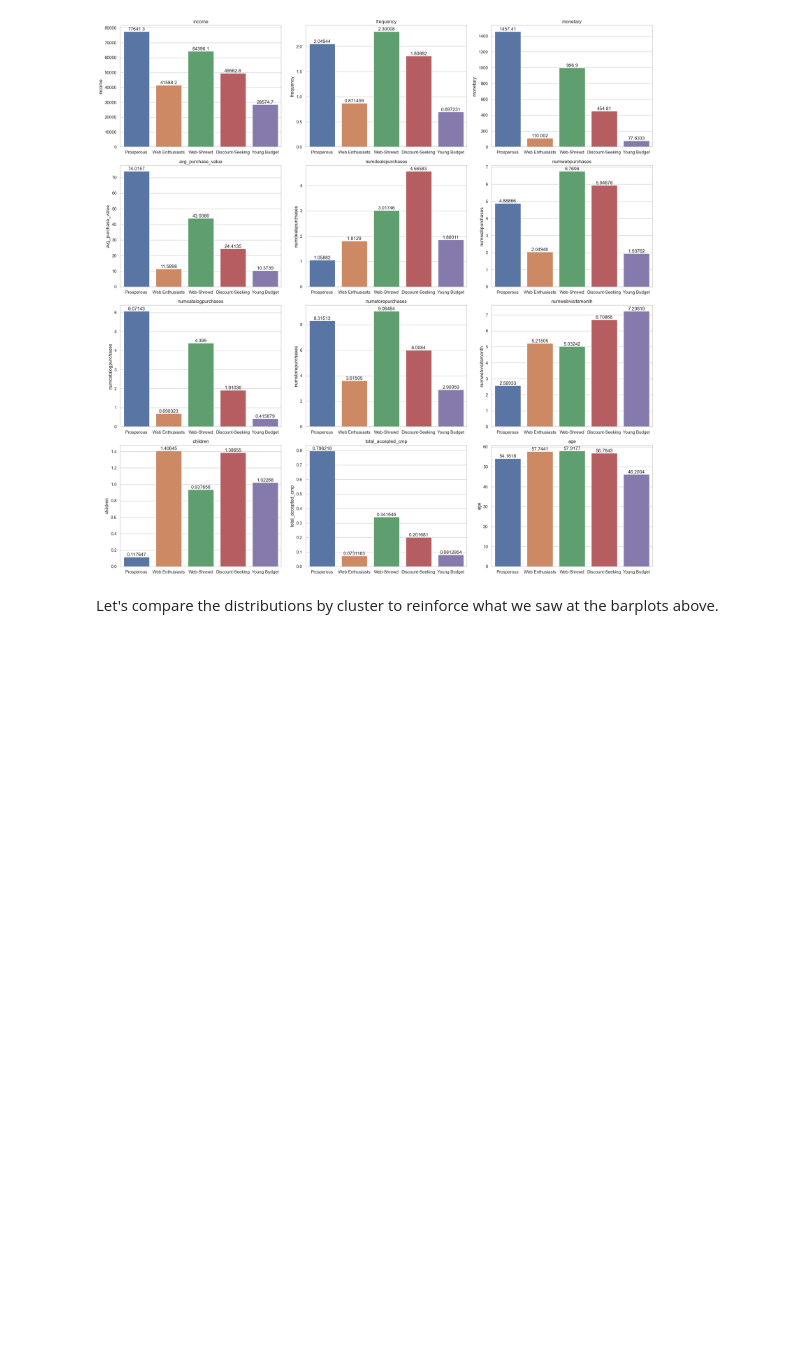
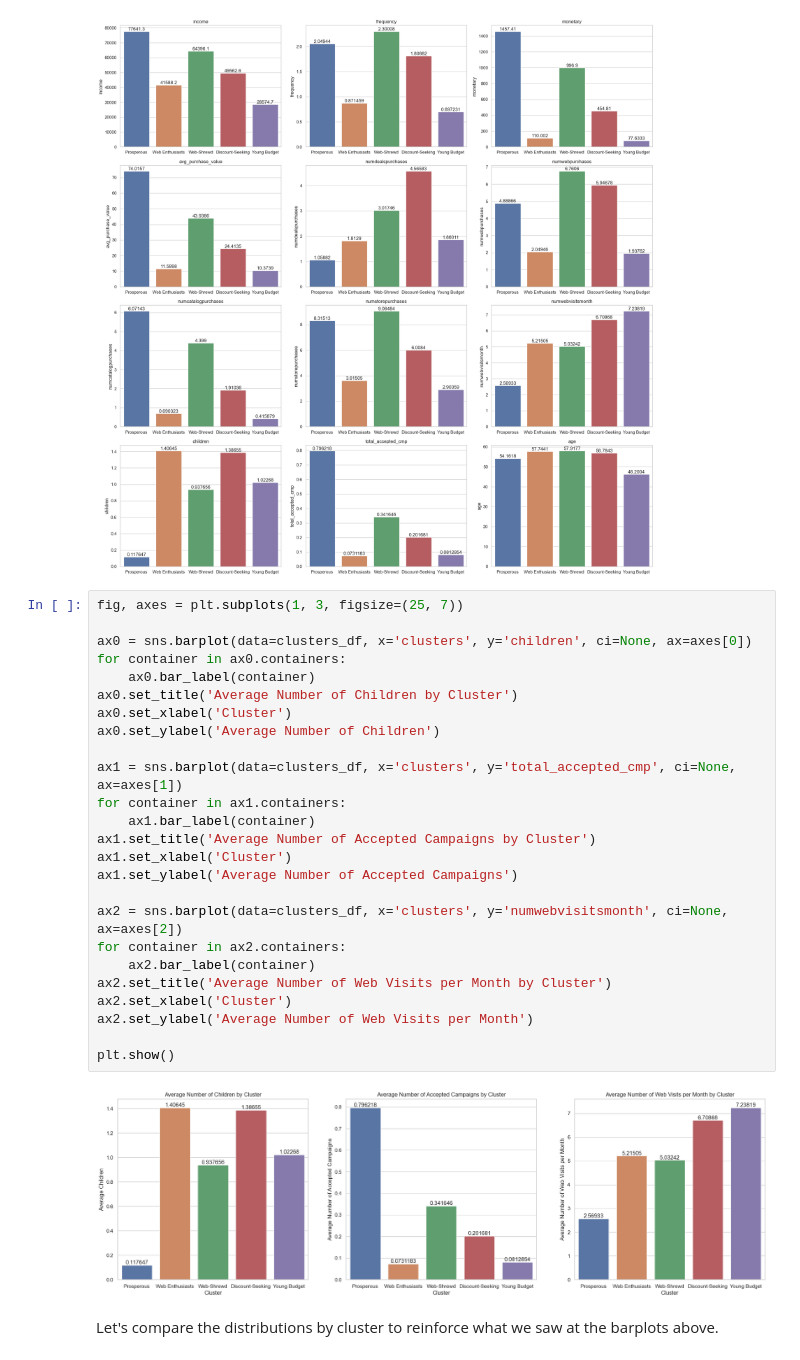
Before and after one commit to allmeidaapedro/Customer-Segmentation-Retail, a Jupyter notebook: notebooks/modelling.ipynb, the cells around one changed output. Drawn from its saved outputs; the diff is of its cells as text; blank space fills up the shorter version.

```diff
--- a/notebooks/modelling.ipynb
+++ b/notebooks/modelling.ipynb
@@ -402,6 +402,33 @@ numplots_features = ['income', 'frequency', 'monetary', 'avg_purchase_value',
 sns_plots(data=clusters_df, features=numplots_features, various_barplots=True, barplot_x='clusters')
 # %% [output]
 [figure]
+# %%
+fig, axes = plt.subplots(1, 3, figsize=(25, 7))
+
+ax0 = sns.barplot(data=clusters_df, x='clusters', y='children', ci=None, ax=axes[0])
+for container in ax0.containers:
+    ax0.bar_label(container)
+ax0.set_title('Average Number of Children by Cluster')
+ax0.set_xlabel('Cluster')
+ax0.set_ylabel('Average Number of Children')
+
+ax1 = sns.barplot(data=clusters_df, x='clusters', y='total_accepted_cmp', ci=None, ax=axes[1])
+for container in ax1.containers:
+    ax1.bar_label(container)
+ax1.set_title('Average Number of Accepted Campaigns by Cluster')
+ax1.set_xlabel('Cluster')
+ax1.set_ylabel('Average Number of Accepted Campaigns')
+
+ax2 = sns.barplot(data=clusters_df, x='clusters', y='numwebvisitsmonth', ci=None, ax=axes[2])
+for container in ax2.containers:
+    ax2.bar_label(container)
+ax2.set_title('Average Number of Web Visits per Month by Cluster')
+ax2.set_xlabel('Cluster')
+ax2.set_ylabel('Average Number of Web Visits per Month')
+
+plt.show()
+# %% [output]
+[figure, added]
 # %% [markdown]
 Let's compare the distributions by cluster to reinforce what we saw at the barplots above.
 # %%
```
Also changed, not shown: 3 other files.
